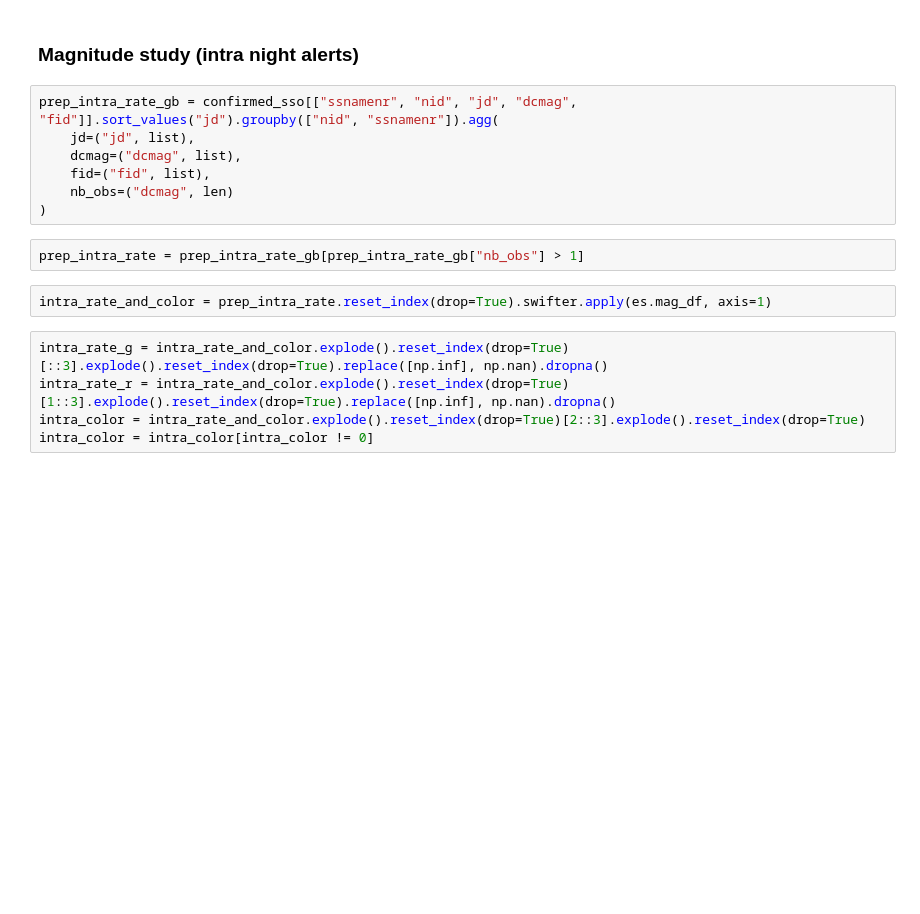
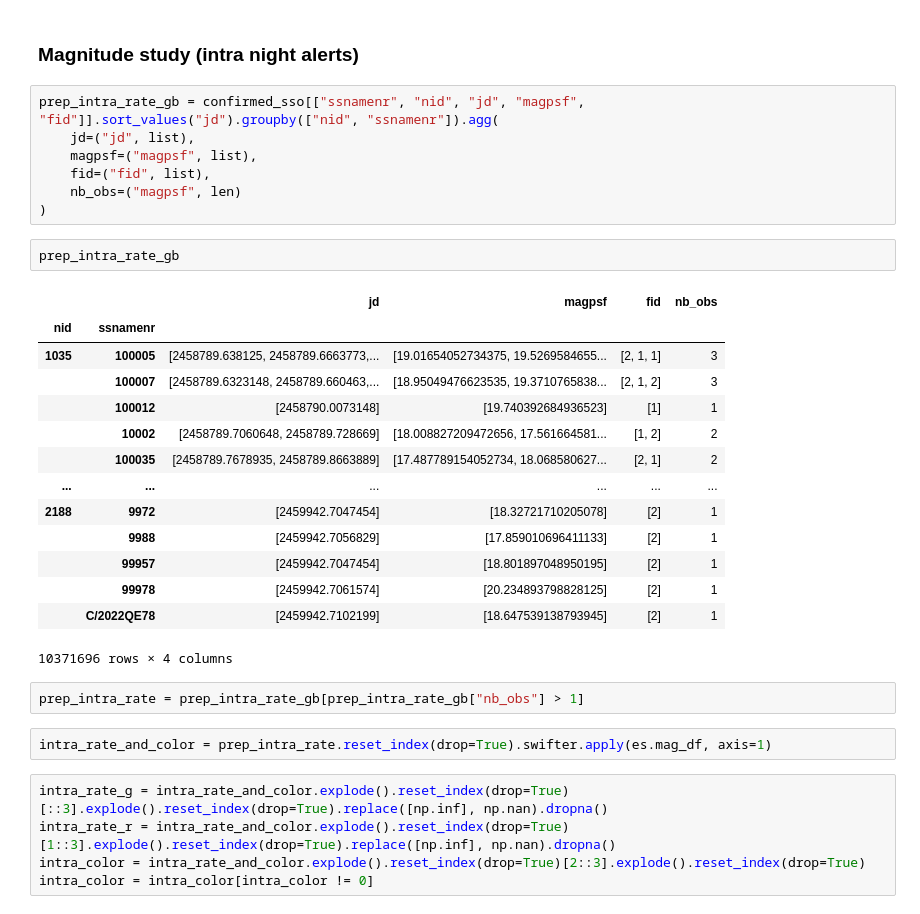
Before and after one commit to FusRoman/fink-fat, a Jupyter notebook: notebook/parameters_selection/mag_study.ipynb, the cells around one changed output. Saved outputs shown, nothing was run; the diff lists cells and outputs as text; blank space fills up the shorter version.

```diff
--- a/notebook/parameters_selection/mag_study.ipynb
+++ b/notebook/parameters_selection/mag_study.ipynb
@@ -70,12 +70,29 @@ es.plot_hist_and_cdf(color, None, "Color distribution", "Color", "", None, "Cumu
 # %% [markdown]
 ### Magnitude study (intra night alerts)
 # %%
-prep_intra_rate_gb = confirmed_sso[["ssnamenr", "nid", "jd", "dcmag", "fid"]].sort_values("jd").groupby(["nid", "ssnamenr"]).agg(
+prep_intra_rate_gb = confirmed_sso[["ssnamenr", "nid", "jd", "magpsf", "fid"]].sort_values("jd").groupby(["nid", "ssnamenr"]).agg(
     jd=("jd", list),
-    dcmag=("dcmag", list),
+    magpsf=("magpsf", list),
     fid=("fid", list),
-    nb_obs=("dcmag", len)
+    nb_obs=("magpsf", len)
 )
+# %%
+prep_intra_rate_gb
+# %% [output]
+|  |  | jd | magpsf | fid | nb_obs |
+| nid | ssnamenr |  |  |  |  |
+| 1035 | 100005 | [2458789.638125, 2458789.6663773,... | [19.01654052734375, 19.5269584655... | [2, 1, 1] | 3 |
+|  | 100007 | [2458789.6323148, 2458789.660463,... | [18.95049476623535, 19.3710765838... | [2, 1, 2] | 3 |
+|  | 100012 | [2458790.0073148] | [19.740392684936523] | [1] | 1 |
+|  | 10002 | [2458789.7060648, 2458789.728669] | [18.008827209472656, 17.561664581... | [1, 2] | 2 |
+|  | 100035 | [2458789.7678935, 2458789.8663889] | [17.487789154052734, 18.068580627... | [2, 1] | 2 |
+| ... | ... | ... | ... | ... | ... |
+| 2188 | 9972 | [2459942.7047454] | [18.32721710205078] | [2] | 1 |
+|  | 9988 | [2459942.7056829] | [17.859010696411133] | [2] | 1 |
+|  | 99957 | [2459942.7047454] | [18.801897048950195] | [2] | 1 |
+|  | 99978 | [2459942.7061574] | [20.234893798828125] | [2] | 1 |
+|  | C/2022QE78 | [2459942.7102199] | [18.647539138793945] | [2] | 1 |
+10371696 rows × 4 columns
 # %%
 prep_intra_rate = prep_intra_rate_gb[prep_intra_rate_gb["nb_obs"] > 1]
 # %%
```
Also changed, not shown: parts of 6 cells of this notebook, 7 other files.
